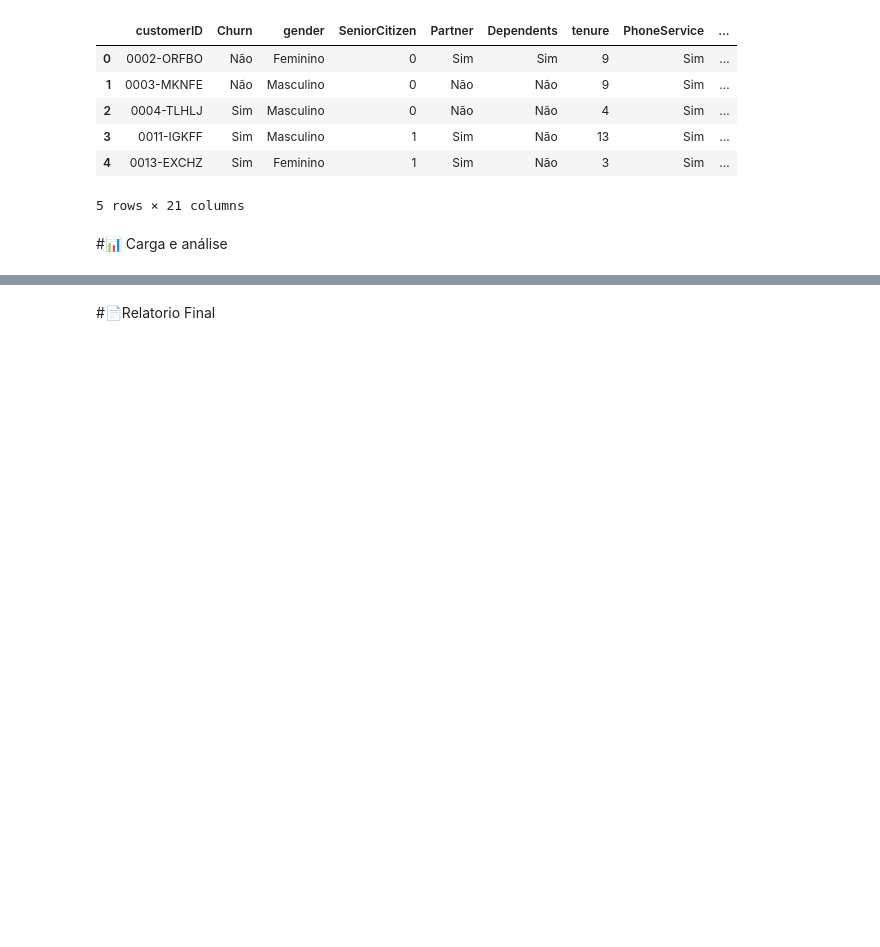
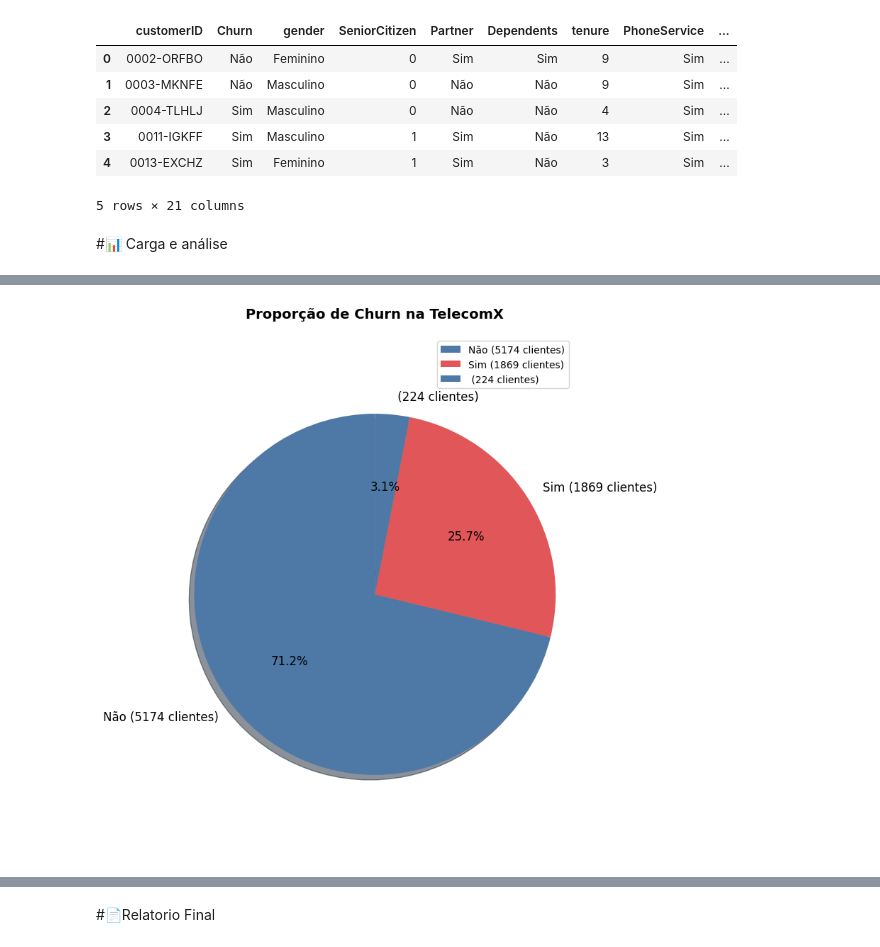
Before and after one commit to Cristina225/AluraStoreBr-4-.ipynb, a Jupyter notebook: TelecomX_BR.ipynb, the cells around one changed output, grey strips where cells are left out. Drawn from its saved outputs; the diff is of its cells as text; code cells hidden in the pictures; blank space fills up the shorter version.

```diff
--- a/TelecomX_BR.ipynb
+++ b/TelecomX_BR.ipynb
@@ -285,0 +316,20 @@ import plotly.express as px
+# %%
+churn_counts = df['Churn'].value_counts()
+labels = [f'{status} ({count} clientes)' for status, count in zip(churn_counts.index, churn_counts.values)]
+colors = ['#4e79a7', '#e15759'][:len(churn_counts)]
+explode = (0, 0.1) if len(churn_counts) == 2 else (0,) * len(churn_counts)
+
+plt.figure(figsize=(8, 8))
+plt.pie(churn_counts, labels=labels, colors=colors, explode=explode,
+        autopct='%1.1f%%', startangle=90, shadow=True,
+        textprops={'fontsize': 12})
+
+plt.title('Proporção de Churn na TelecomX', fontsize=14, pad=18, fontweight='bold')
+plt.axis('equal')
+
+plt.legend(labels, loc='upper right')
+
+plt.tight_layout()
+plt.show()
+# %% [output]
+[figure, added]
```
Also changed, not shown: parts of 7 cells of this notebook.
